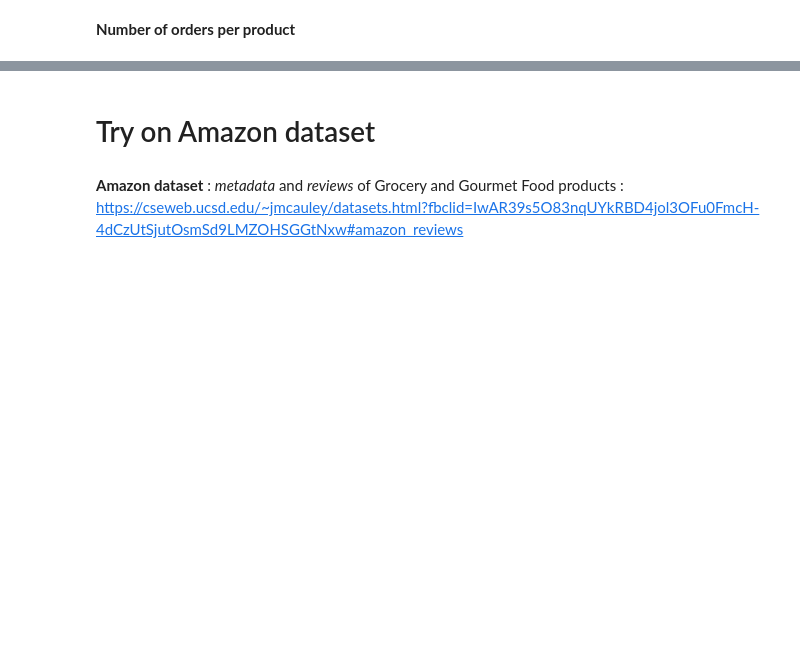
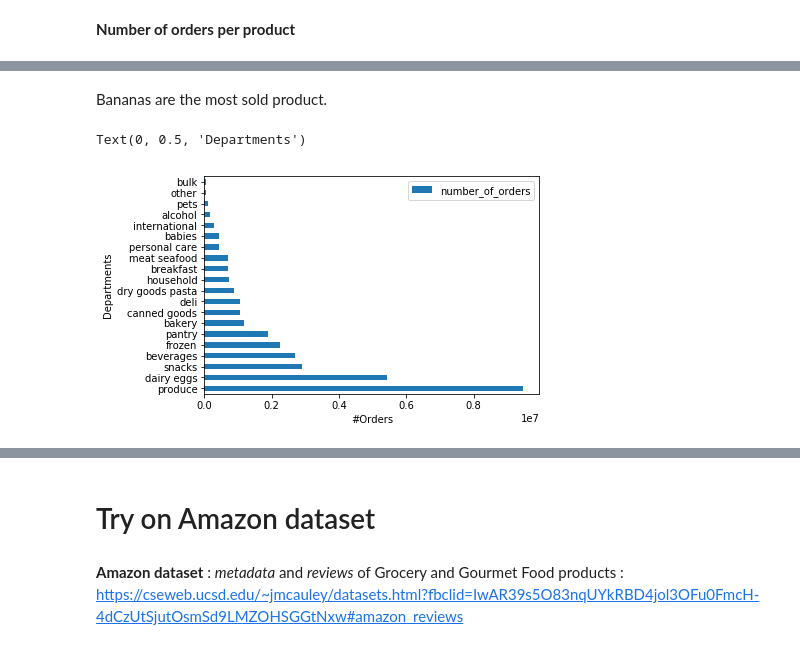
Before and after one commit to auriane81/epfl-ada-ada-2019-project-adax, a Jupyter notebook: project_Auriane.ipynb, the cells around one changed output, grey strips where cells are left out. Saved outputs shown, nothing was run; the diff lists cells and outputs as text; code cells hidden in the pictures; blank space fills up the shorter version.

```diff
--- a/project_Auriane.ipynb
+++ b/project_Auriane.ipynb
@@ -215,0 +241,10 @@ products_litteral.sort_values(by='number_of_orders', ascending=False).head()
+# %% [markdown]
+Bananas are the most sold product.
+# %%
+order_by_department = products_litteral[['department', 'number_of_orders']].groupby('department').sum().sort_values(by='number_of_orders', ascending=False).head(20)
+ax = order_by_department.plot(kind='bar')
+ax.set_ylabel('#Orders')
+ax.set_xlabel('Departments')
+# %% [output]
+Text(0, 0.5, 'Departments')
+[figure, added]
```
Also changed, not shown: parts of 67 cells of this notebook.
